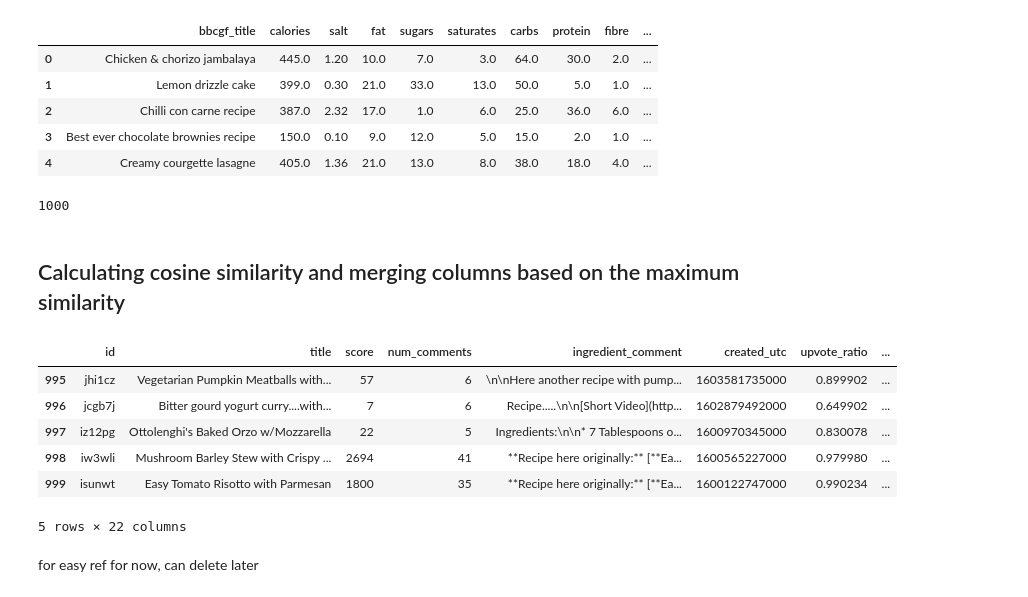
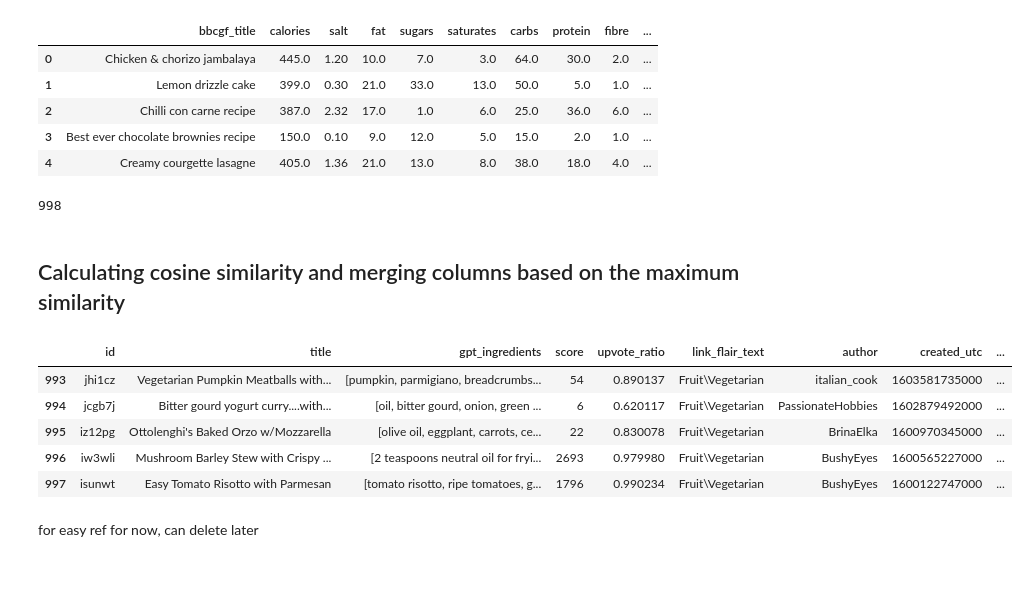
Before and after one commit to lse-ds105/ds105a-project-chadgpt, a Jupyter notebook: notebooks/04 Tests for Cosine Similarity.ipynb, the cells around one changed output. Saved outputs shown, nothing was run; the diff lists cells and outputs as text; code cells hidden in the pictures.

```diff
--- a/notebooks/04 Tests for Cosine Similarity.ipynb
+++ b/notebooks/04 Tests for Cosine Similarity.ipynb
@@ -86,6 +86,6 @@ df_bbc.to_csv('../data/bbc_data.csv', index=False)
 # %% [markdown]
 ### Read cleaned_posts.json and bbc_data.csv
 # %%
-df_filtered = pd.read_json('../data/cleaned_posts.json', orient='records')
+df_filtered = pd.read_json('../data/cleaned_posts_with_ingredient_list.json', orient='records')
 df_filtered.tail()
 # %% [output]
@@ -108,44 +108,45 @@ df_bbc.head()
 # %%
 len(df_filtered)
 # %% [output]
-1000
+998
 # %% [markdown]
 ## Calculating cosine similarity and merging columns based on the maximum similarity
 # %%
 from sentence_transformers import SentenceTransformer
 from sklearn.metrics.pairwise import cosine_similarity
 
 df_reddit = df_filtered.copy()
+df_reddit = df_reddit.drop('ingredient_comment_truncated', axis=1)
+
 model = SentenceTransformer('sentence-transformers/all-mpnet-base-v2')
 similarity_threshold = 0.75
 merge_columns = ['bbcgf_title', 'calories', 'salt', 'fat', 'sugars', 'saturates', 'carbs', 'protein', 'fibre', 'bbcgf_ratings']
 
 # Encode titles using Sentence Transformer
 embeddings_reddit = model.encode(df_reddit['title'].tolist())
 embeddings_bbc = model.encode(df_bbc['bbcgf_title'].tolist())
 
 # Calculate cosine similarity matrix
 cosine_sim_matrix = cosine_similarity(embeddings_reddit, embeddings_bbc)
 
 # Find the indices and values of the maximum similarity in each row
 max_similarity_indices = cosine_sim_matrix.argmax(axis=1)
 max_similarity_values = cosine_sim_matrix.max(axis=1)
 
 # Mask indices where the similarity is below the threshold
 mask = max_similarity_values > similarity_threshold
 
 # Merge columns based on the max similarity
 df_reddit.loc[mask, merge_columns] = df_bbc.iloc[max_similarity_indices[mask]][merge_columns].values
 
 df_reddit.tail()
 # %% [output]
-|  | id | title | score | num_comments | ingredient_comment | created_utc | upvote_ratio | ... |
-| 995 | jhi1cz | Vegetarian Pumpkin Meatballs with... | 57 | 6 | \n\nHere another recipe with pump... | 1603581735000 | 0.899902 | ... |
-| 996 | jcgb7j | Bitter gourd yogurt curry....with... | 7 | 6 | Recipe.....\n\n[Short Video](http... | 1602879492000 | 0.649902 | ... |
-| 997 | iz12pg | Ottolenghi's Baked Orzo w/Mozzarella | 22 | 5 | Ingredients:\n\n* 7 Tablespoons o... | 1600970345000 | 0.830078 | ... |
-| 998 | iw3wli | Mushroom Barley Stew with Crispy ... | 2694 | 41 | **Recipe here originally:** [**Ea... | 1600565227000 | 0.979980 | ... |
-| 999 | isunwt | Easy Tomato Risotto with Parmesan | 1800 | 35 | **Recipe here originally:** [**Ea... | 1600122747000 | 0.990234 | ... |
+|  | id | title | gpt_ingredients | score | upvote_ratio | link_flair_text | author | created_utc | ... |
+| 993 | jhi1cz | Vegetarian Pumpkin Meatballs with... | [pumpkin, parmigiano, breadcrumbs... | 54 | 0.890137 | Fruit\Vegetarian | italian_cook | 1603581735000 | ... |
+| 994 | jcgb7j | Bitter gourd yogurt curry....with... | [oil, bitter gourd, onion, green ... | 6 | 0.620117 | Fruit\Vegetarian | PassionateHobbies | 1602879492000 | ... |
+| 995 | iz12pg | Ottolenghi's Baked Orzo w/Mozzarella | [olive oil, eggplant, carrots, ce... | 22 | 0.830078 | Fruit\Vegetarian | BrinaElka | 1600970345000 | ... |
+| 996 | iw3wli | Mushroom Barley Stew with Crispy ... | [2 teaspoons neutral oil for fryi... | 2693 | 0.979980 | Fruit\Vegetarian | BushyEyes | 1600565227000 | ... |
+| 997 | isunwt | Easy Tomato Risotto with Parmesan | [tomato risotto, ripe tomatoes, g... | 1796 | 0.990234 | Fruit\Vegetarian | BushyEyes | 1600122747000 | ... |
-5 rows × 22 columns
 # %%
 df_reddit.to_json('../data/merged_data.json', orient='records', indent=4)
 # %% [markdown]
```
Also changed, not shown: parts of 6 cells of this notebook, 3 other files.
